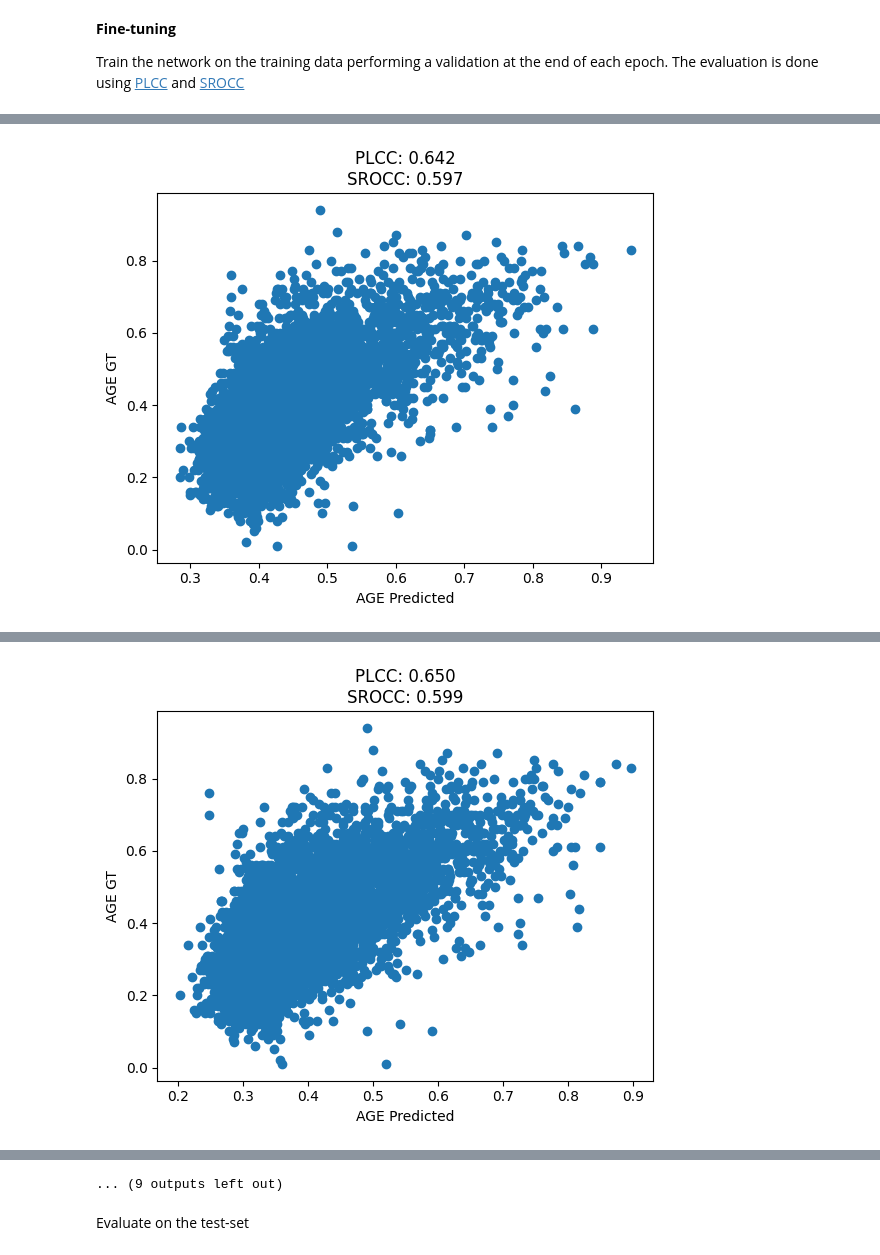
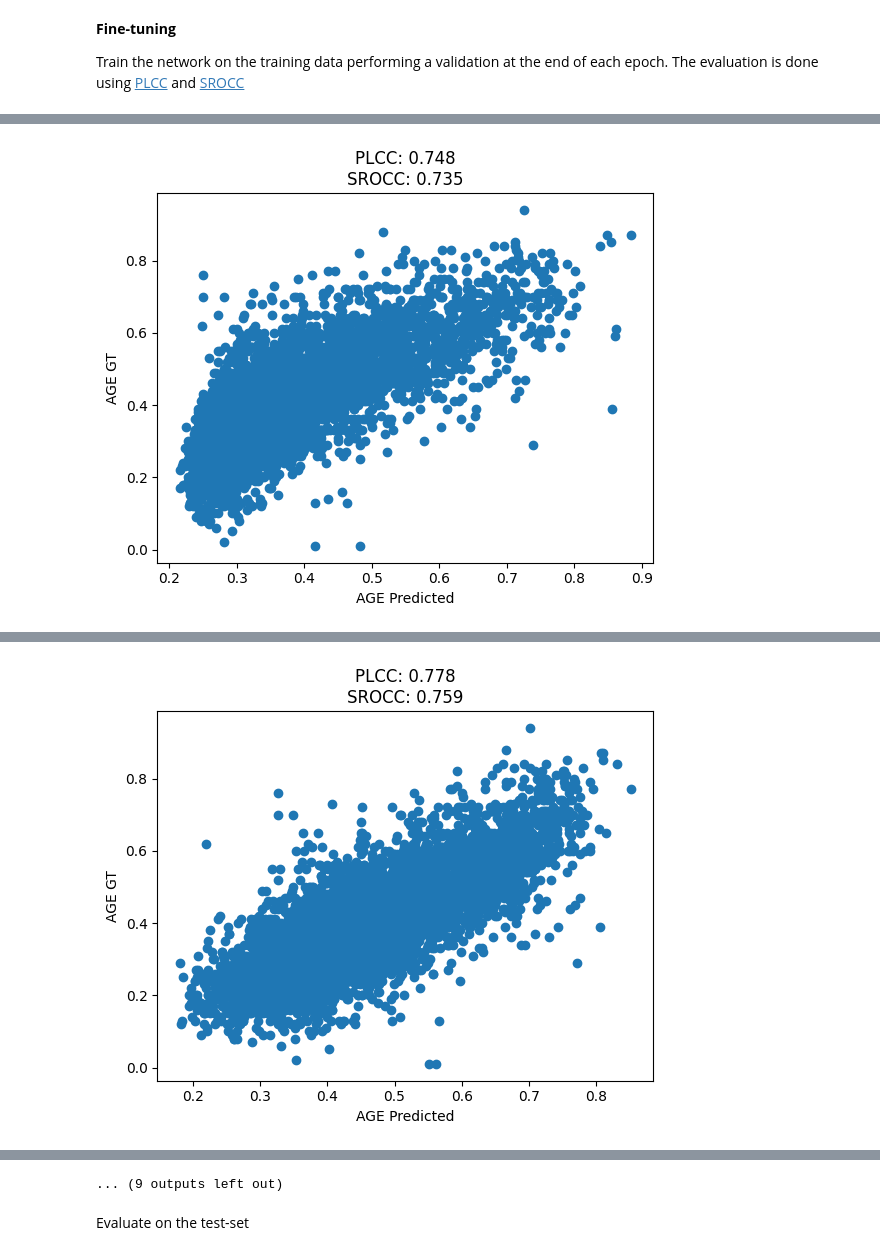
Before and after one commit to andypalmi/unimib, a Jupyter notebook: Supervised/00_exercises/lab_06/lab_06_CNN_transfer_learning_all.ipynb, the cells around one changed output, grey strips where cells are left out. Cells and saved outputs as stored; diff of their text form; code cells hidden in the pictures.

Commit message:
mobilenet v2 fully unfrozen 10 epochs

```diff
--- a/Supervised/00_exercises/lab_06/lab_06_CNN_transfer_learning_all.ipynb
+++ b/Supervised/00_exercises/lab_06/lab_06_CNN_transfer_learning_all.ipynb
@@ -284,7 +284,7 @@ transform_val = transforms.Compose([
 ])
 
 # Set batch size
-bs = 64
+bs = 32
 
 # Create datasets for training, validation, and testing
 print("Train set:")
@@ -531,7 +529,7 @@ for epoch in range(epochs):  # Loop over the dataset for multiple epochs
     plt.show()
 
     # Save the model (optional)
-    torch.save(net.state_dict(), f"models/{net_name}_last_epoch_{epoch}.pth")  # Save model state after each epoch
+    torch.save(net.state_dict(), f"models/{net_name}_fully_unfrozen_epoch_{epoch}.pth")  # Save model state after each epoch
 
 print('Finished Training')
 # %% [output]
@@ -549 +547 @@ Validation loss: 0.088396       PLCC: 0.642     SROCC: 0.597
-[figure, old version]
+[figure, new version]
@@ -561 +559 @@ Validation loss: 0.074897       PLCC: 0.650     SROCC: 0.599
-[figure, old version]
+[figure, new version]
```
Also changed, not shown: parts of 4 cells of this notebook, 32 other files.
